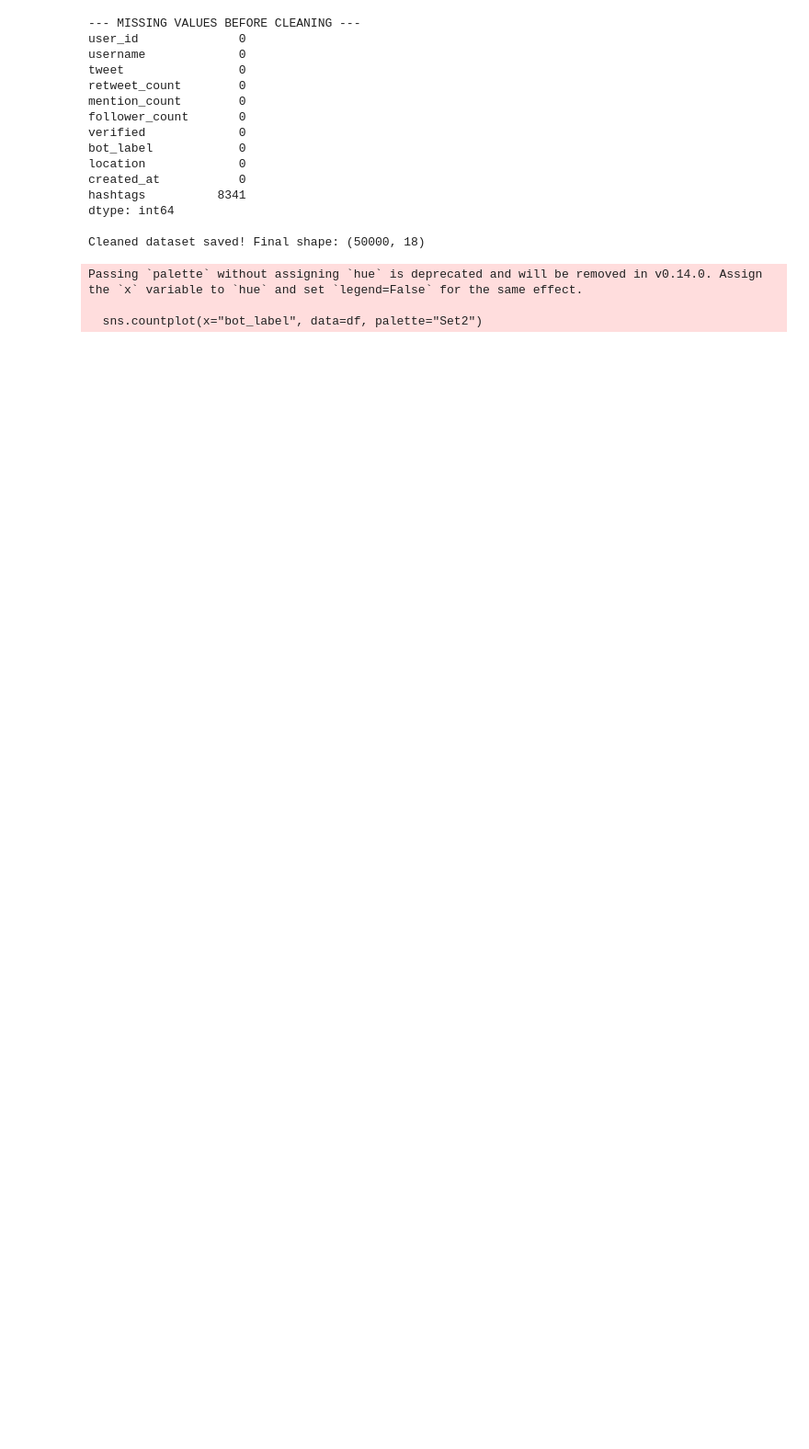
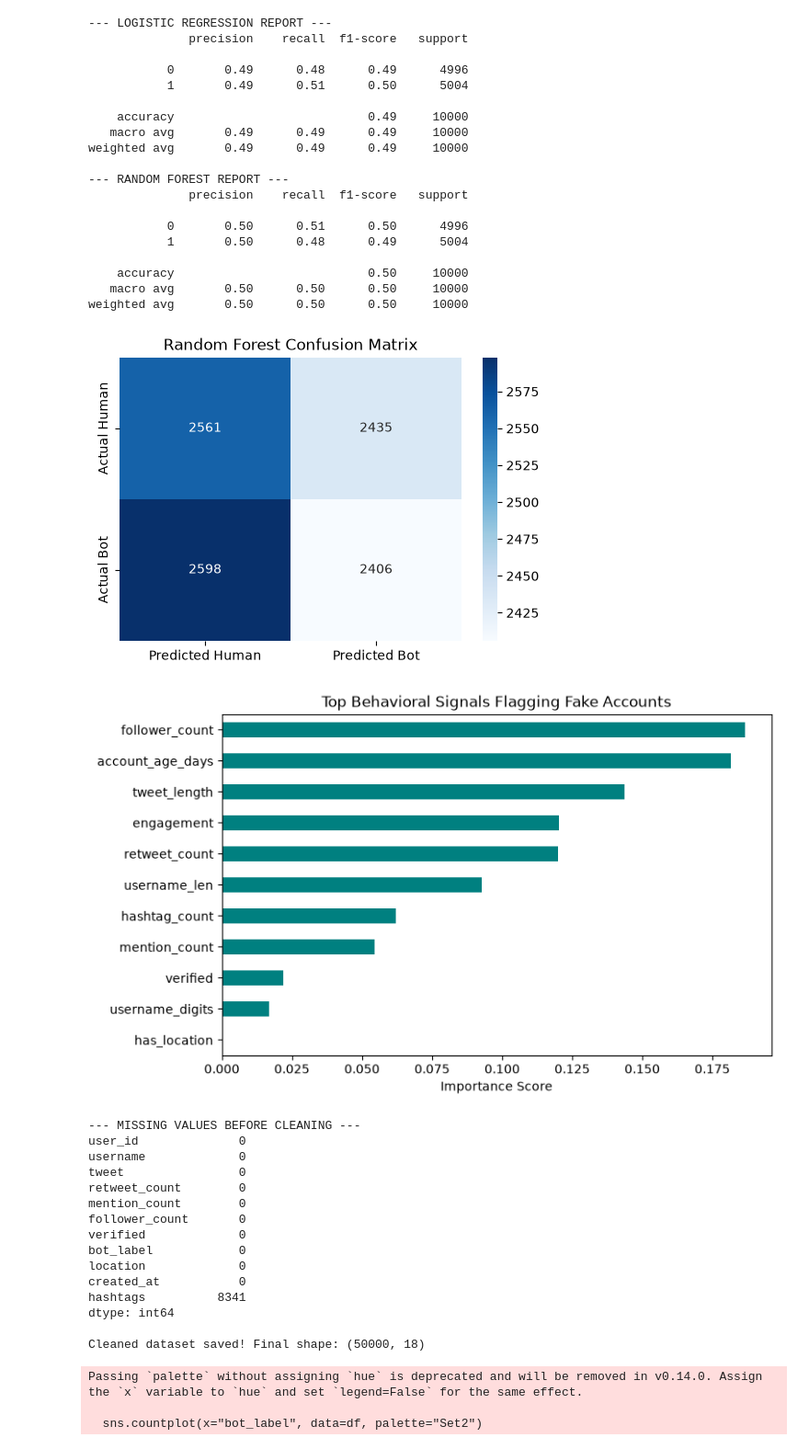
Before and after one commit to Dasari-Pallavi/fake-clone-twitter-account-detection, a Jupyter notebook: notebooks/01_cleaning_eda.ipynb, the cells around one changed output. Shown at 92% size. Cells and saved outputs as stored; diff of their text form; code cells hidden in the pictures; blank space fills up the shorter version.

```diff
--- a/notebooks/01_cleaning_eda.ipynb
+++ b/notebooks/01_cleaning_eda.ipynb
@@ -16,0 +132,59 @@ Columns: ['User ID', 'Username', 'Tweet', 'Retweet Count', 'Mention Count', 'Fol
+# %%
+from sklearn.model_selection import train_test_split
+from sklearn.preprocessing import StandardScaler
+from sklearn.linear_model import LogisticRegression
+from sklearn.ensemble import RandomForestClassifier
+from sklearn.metrics import classification_report, confusion_matrix
+
+X, y = df[features], df["bot_label"]
+X_tr, X_te, y_tr, y_te = train_test_split(X, y, test_size=0.2, random_state=42, stratify=y)
+
+scaler = StandardScaler().fit(X_tr)
+
+lr = LogisticRegression(max_iter=1000).fit(scaler.transform(X_tr), y_tr)
+rf = RandomForestClassifier(n_estimators=200, random_state=42, n_jobs=-1).fit(X_tr, y_tr)
+
+print("--- LOGISTIC REGRESSION REPORT ---")
+print(classification_report(y_te, lr.predict(scaler.transform(X_te))))
+
+print("--- RANDOM FOREST REPORT ---")
+print(classification_report(y_te, rf.predict(X_te)))
+
+# Save Chart 4: Confusion Matrix
+plt.figure(figsize=(6, 4))
+sns.heatmap(confusion_matrix(y_te, rf.predict(X_te)), annot=True, fmt="d", cmap="Blues",
+            xticklabels=["Predicted Human", "Predicted Bot"],
+            yticklabels=["Actual Human", "Actual Bot"])
+plt.title("Random Forest Confusion Matrix")
+plt.savefig("../images/04_confusion_matrix.png", dpi=150, bbox_inches="tight")
+plt.show()
+
+# Save Chart 5: Feature Importance
+plt.figure(figsize=(8, 5))
+imp = pd.Series(rf.feature_importances_, index=features).sort_values()
+imp.plot(kind="barh", color="teal", title="Top Behavioral Signals Flagging Fake Accounts")
+plt.xlabel("Importance Score")
+plt.savefig("../images/05_feature_importance.png", dpi=150, bbox_inches="tight")
+plt.show()
+# %% [output]
+--- LOGISTIC REGRESSION REPORT ---
+              precision    recall  f1-score   support
+
+           0       0.49      0.48      0.49      4996
+           1       0.49      0.51      0.50      5004
+
+    accuracy                           0.49     10000
+   macro avg       0.49      0.49      0.49     10000
+weighted avg       0.49      0.49      0.49     10000
+
+--- RANDOM FOREST REPORT ---
+              precision    recall  f1-score   support
+
+           0       0.50      0.51      0.50      4996
+           1       0.50      0.48      0.49      5004
+
+    accuracy                           0.50     10000
+   macro avg       0.50      0.50      0.50     10000
+weighted avg       0.50      0.50      0.50     10000
+[figure, added]
+[figure, added]
```
Also changed, not shown: parts of 5 cells of this notebook, 7 other files.
